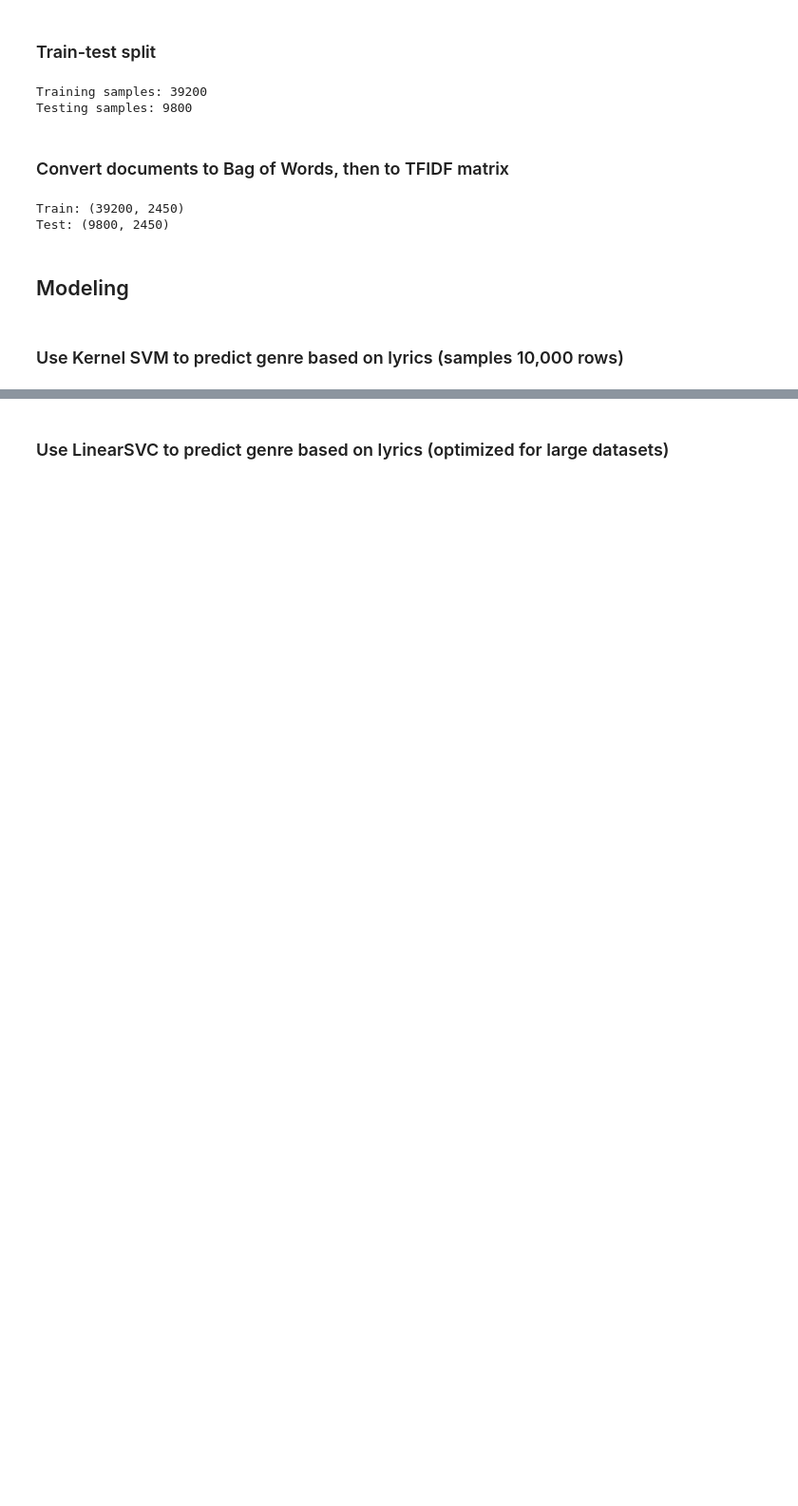
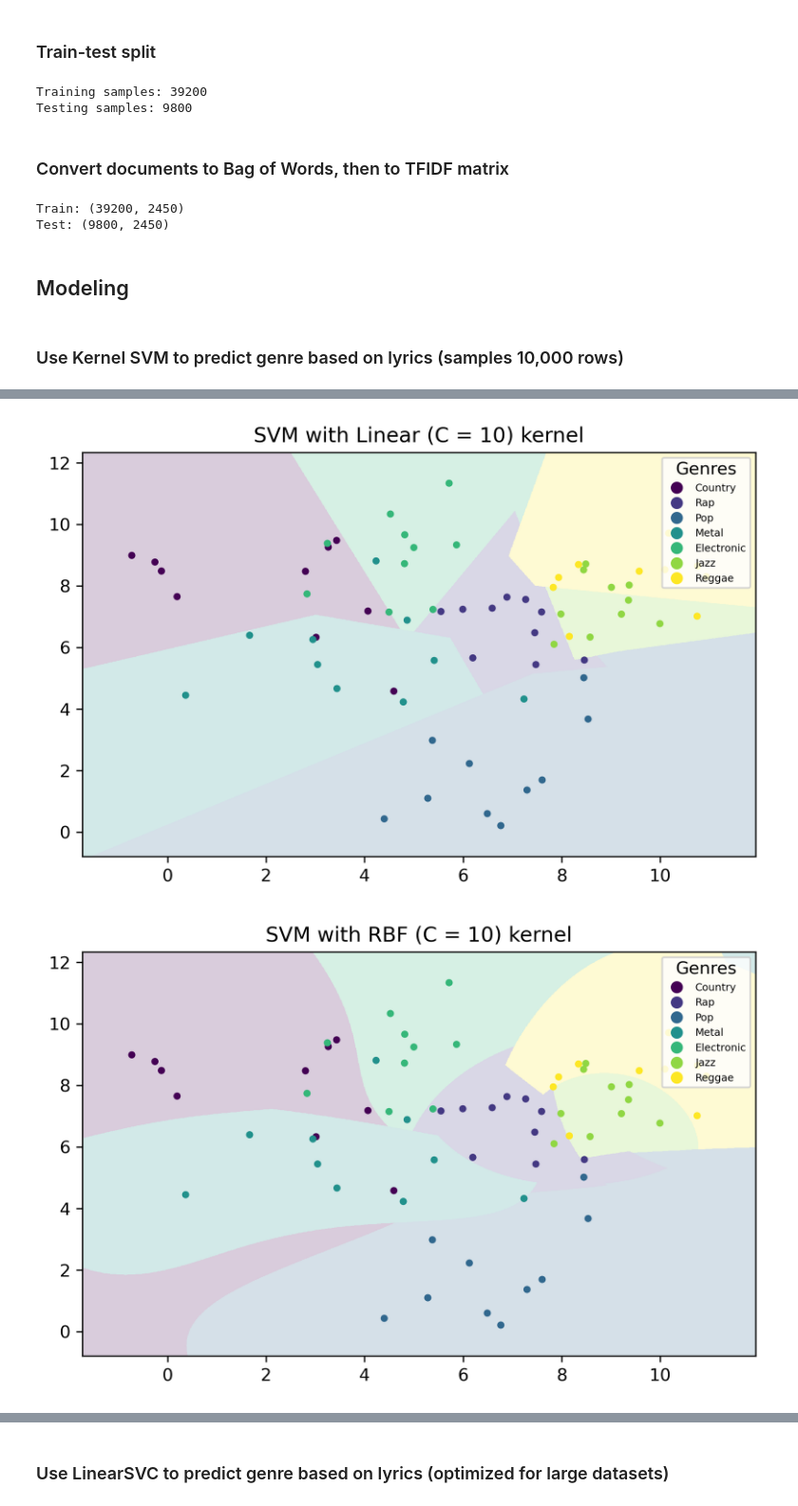
Before and after one commit to michael-van-vuuren/csci5612-workspace, a Jupyter notebook: models/supervised/svm-and-boosting.ipynb, the cells around one changed output, grey strips where cells are left out. Shown at 95% size. Cells and saved outputs as stored; diff of their text form; code cells hidden in the pictures; blank space fills up the shorter version.

```diff
--- a/models/supervised/svm-and-boosting.ipynb
+++ b/models/supervised/svm-and-boosting.ipynb
@@ -424,0 +432,49 @@ weighted avg       0.67      0.65      0.66      9800
+# %%
+from sklearn.inspection import DecisionBoundaryDisplay
+
+# genre labels
+genres = ['Country', 'Rap', 'Pop', 'Metal', 'Electronic', 'Jazz', 'Reggae']
+
+# simulation parameters
+n_points = 10
+n_genres = len(genres)
+n_samples = n_points * n_genres
+
+# simulate random genre clusters
+X = []
+y = []
+for i, genre in enumerate(genres):
+    center = np.random.rand(2)*10
+    spread = np.random.rand()*1.5 + 0.2
+    genre_points = np.random.randn(n_points, 2) * spread + center
+    X.append(genre_points)
+    y.extend([i] * n_points)
+X = np.vstack(X)
+y = np.array(y)
+
+# plot decision boundary using DecisionBoundaryDisplay
+kernels = [
+    {'name': 'Linear (C = 10)', 'params': {'kernel': 'linear', 'C': 10}},
+    {'name': 'RBF (C = 10)', 'params': {'kernel': 'rbf', 'C': 10}},
+    {'name': 'Poly (deg = 2, C = 10)', 'params': {'kernel': 'poly', 'C': 10, 'degree': 2}}
+]
+
+# plot for each kernel
+for kernel in kernels:
+    clf = SVC(**kernel['params']).fit(X, y)
+    fig, ax = plt.subplots(figsize=(6, 4))
+    x_min, x_max = X[:, 0].min() - 1, X[:, 0].max() + 1
+    y_min, y_max = X[:, 1].min() - 1, X[:, 1].max() + 1
+    ax.set(xlim=(x_min, x_max), ylim=(y_min, y_max))
+
+    DecisionBoundaryDisplay.from_estimator(clf, X, ax=ax, grid_resolution=1400, response_method='predict', plot_method='pcolormesh', alpha=0.2)
+
+    scatter = ax.scatter(X[:, 0], X[:, 1], c=y, s=10)
+    handles, _ = scatter.legend_elements()
+    ax.legend(handles=handles, labels=genres, loc='upper right', title='Genres', prop={'size': 6})
+    ax.set_title(f'SVM with {kernel["name"]} kernel')
+    plt.tight_layout()
+    plt.show()
+# %% [output]
+[figure, added]
+[figure, added]
```
Also changed, not shown: parts of 9 cells of this notebook.
